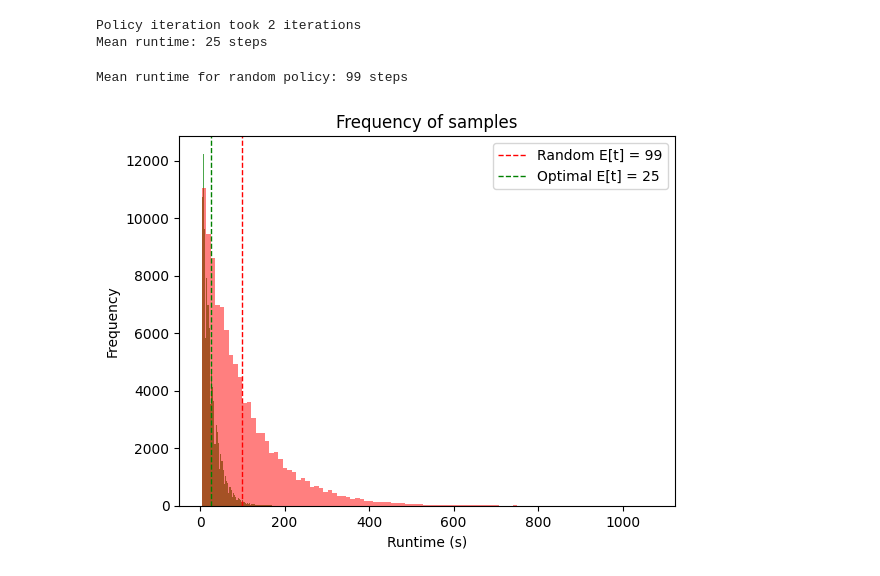
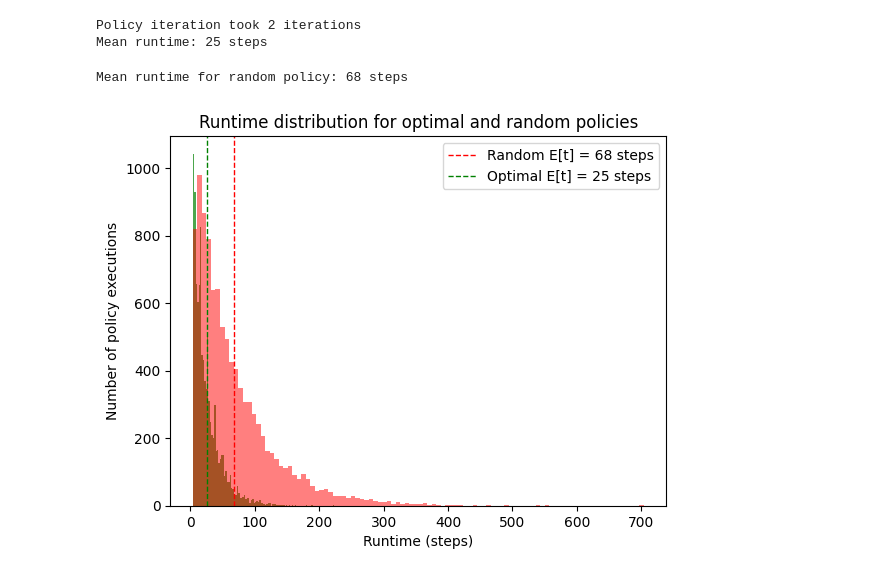
Before and after one commit to Bggoranoff/optimal-qn, a Jupyter notebook: src/adaptivealgo/experiments/experiment_random_policy.ipynb, the cells around one changed output. Saved outputs shown, nothing was run; the diff lists cells and outputs as text; code cells hidden in the pictures.

```diff
--- a/src/adaptivealgo/experiments/experiment_random_policy.ipynb
+++ b/src/adaptivealgo/experiments/experiment_random_policy.ipynb
@@ -13,7 +13,7 @@ alpha = 1.0
 gamma = 0.2
 tol = 1e-6
 
-n_episodes = 100_000
+n_episodes = 10_000
 # %%
 policy, i = pi.find_policy(n_links, f_thresh, actions, alpha, gamma, tol)
 opt_policy: dict = policy["policy"]
@@ -31,19 +31,19 @@ simulator = Simulator(random_policy, n_links, f_thresh, actions, alpha, gamma)
 random_samples = sim.gen_policy_samples(simulator, n_episodes)
 print(f"Mean runtime for random policy: {int(np.mean(random_samples))} steps")
 # %% [output]
-Mean runtime for random policy: 99 steps
+Mean runtime for random policy: 68 steps
 # %%
 plt.hist(opt_samples, bins=100, color='g', alpha=0.7)
 plt.hist(random_samples, bins=100, color='r', alpha=0.5)
 
 plt.axvline(np.mean(random_samples), color='r', linestyle='--', linewidth=1)
 plt.axvline(np.mean(opt_samples), color='g', linestyle='--', linewidth=1)
 
-plt.title('Frequency of samples')
-plt.xlabel('Runtime (s)')
-plt.ylabel('Frequency')
+plt.title('Runtime distribution for optimal and random policies')
+plt.xlabel('Runtime (steps)')
+plt.ylabel('Number of policy executions')
 
-plt.legend([f'Random E[t] = {int(np.mean(random_samples))}', f'Optimal E[t] = {int(np.mean(opt_samples))}'])
+plt.legend([f'Random E[t] = {int(np.mean(random_samples))} steps', f'Optimal E[t] = {int(np.mean(opt_samples))} steps'])
 plt.show()
 # %% [output]
-[figure, old version]
+[figure, new version]
```
Also changed, not shown: 4 other files.
